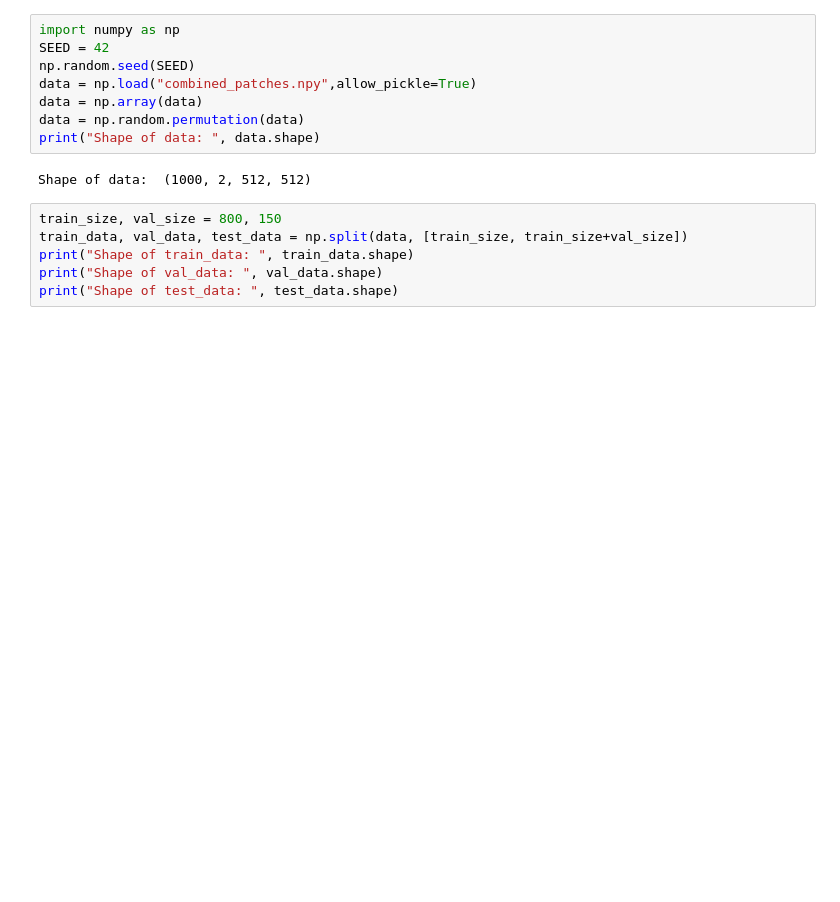
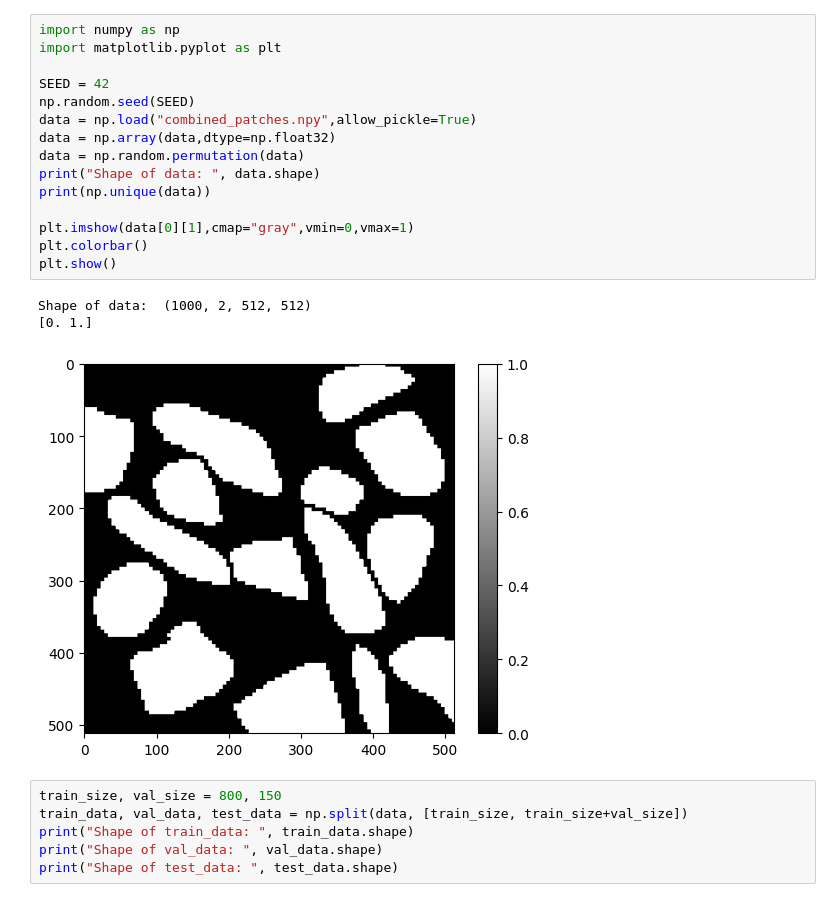
Before and after one commit to ignasiialemany/cGAN_cDTI, a Jupyter notebook: training.ipynb, the cells around one changed output. Drawn from its saved outputs; the diff is of its cells as text; blank space fills up the shorter version.

```diff
--- a/training.ipynb
+++ b/training.ipynb
@@ -1,13 +1,22 @@
 # %%
 import numpy as np
+import matplotlib.pyplot as plt
+
 SEED = 42
 np.random.seed(SEED)
 data = np.load("combined_patches.npy",allow_pickle=True)
-data = np.array(data)
+data = np.array(data,dtype=np.float32)
 data = np.random.permutation(data)
 print("Shape of data: ", data.shape)
+print(np.unique(data))
+
+plt.imshow(data[0][1],cmap="gray",vmin=0,vmax=1)
+plt.colorbar()
+plt.show()
 # %% [output]
 Shape of data:  (1000, 2, 512, 512)
+[0. 1.]
+[figure, added]
 # %%
 train_size, val_size = 800, 150
 train_data, val_data, test_data = np.split(data, [train_size, train_size+val_size])
```
Also changed, not shown: parts of 7 cells of this notebook, 2 other files.
